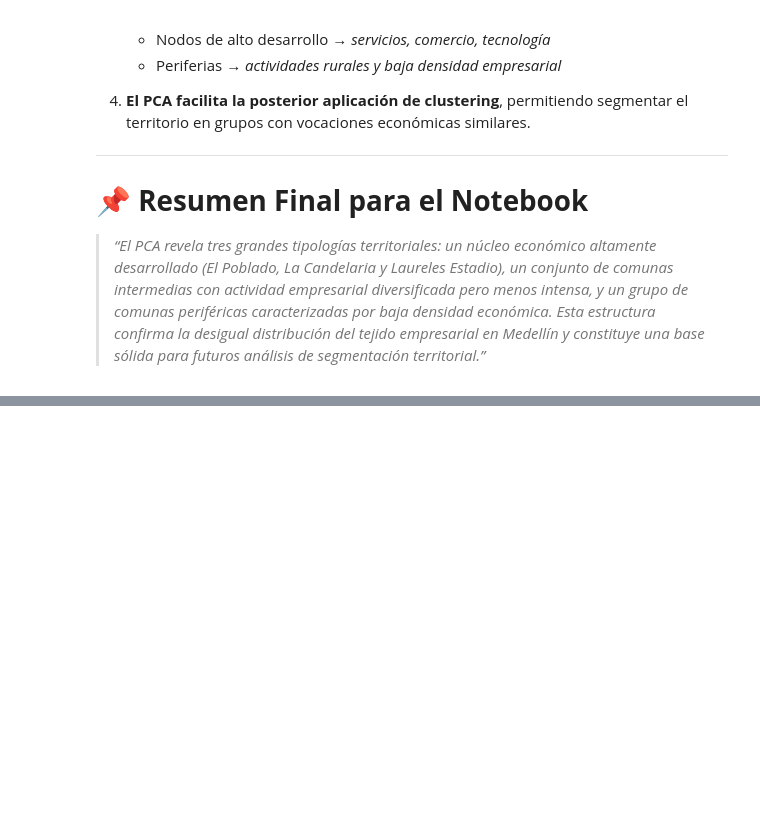
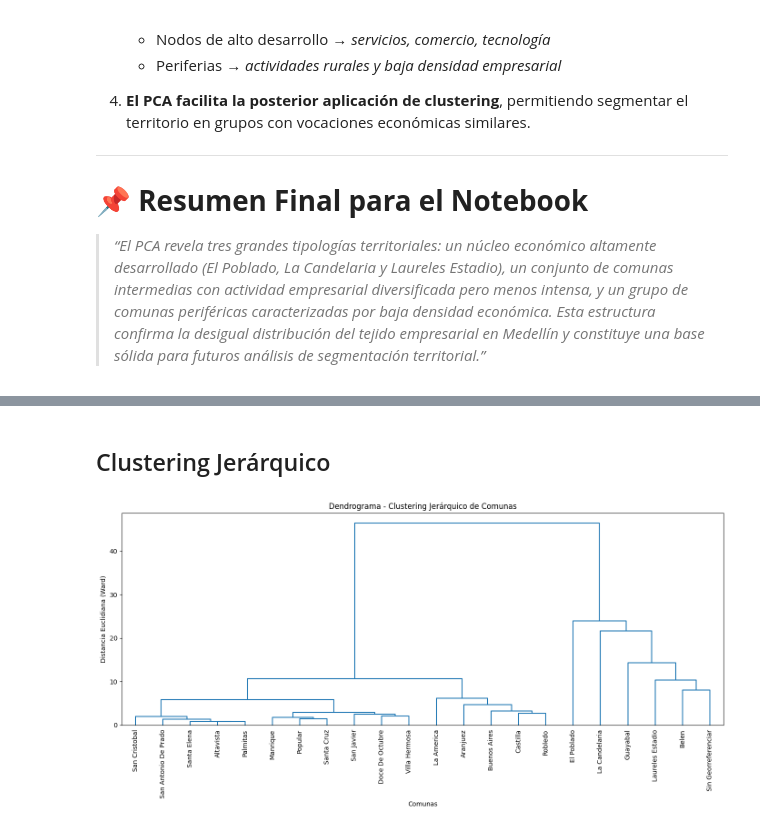
Before and after one commit to smaje99/diploma-in-data-analytics-in-business-management-unir, a Jupyter notebook: medellin-business-landscape/medellin-business-landscape.ipynb, the cells around one changed output, grey strips where cells are left out. Saved outputs shown, nothing was run; the diff lists cells and outputs as text; code cells hidden in the pictures; blank space fills up the shorter version.

```diff
--- a/medellin-business-landscape/medellin-business-landscape.ipynb
+++ b/medellin-business-landscape/medellin-business-landscape.ipynb
@@ -2520,0 +2733,26 @@ Debe considerarse solo como categoría administrativa, no territorial.
+# %% [markdown]
+## Clustering Jerárquico
+# %%
+import matplotlib.pyplot as plt
+from scipy.cluster.hierarchy import dendrogram, linkage
+
+# Clustering jerárquico (Ward)
+Z = linkage(X_scaled, method="ward")
+
+# Graficar dendrograma
+plt.figure(figsize=(14, 7))
+dendrogram(
+    Z,
+    labels=tabla_contingencia.index.tolist(),
+    leaf_rotation=90,
+    leaf_font_size=10,
+    color_threshold=0,  # todos los enlaces en un mismo color
+)
+
+plt.title("Dendrograma - Clustering Jerárquico de Comunas")
+plt.xlabel("Comunas")
+plt.ylabel("Distancia Euclidiana (Ward)")
+plt.tight_layout()
+plt.show()
+# %% [output]
+[figure, added]
```
Also changed, not shown: parts of 6 cells of this notebook, 1 other file.
